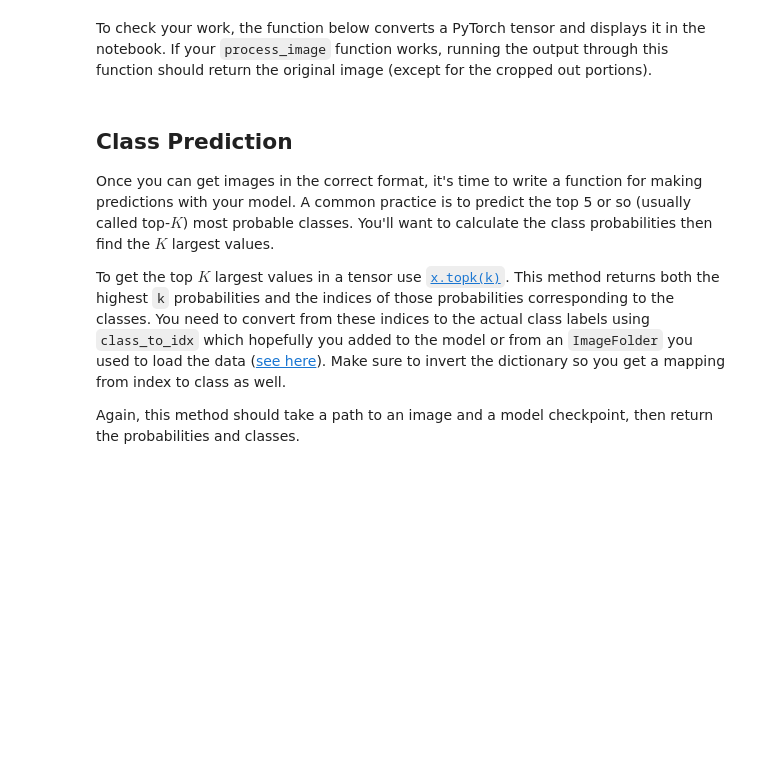
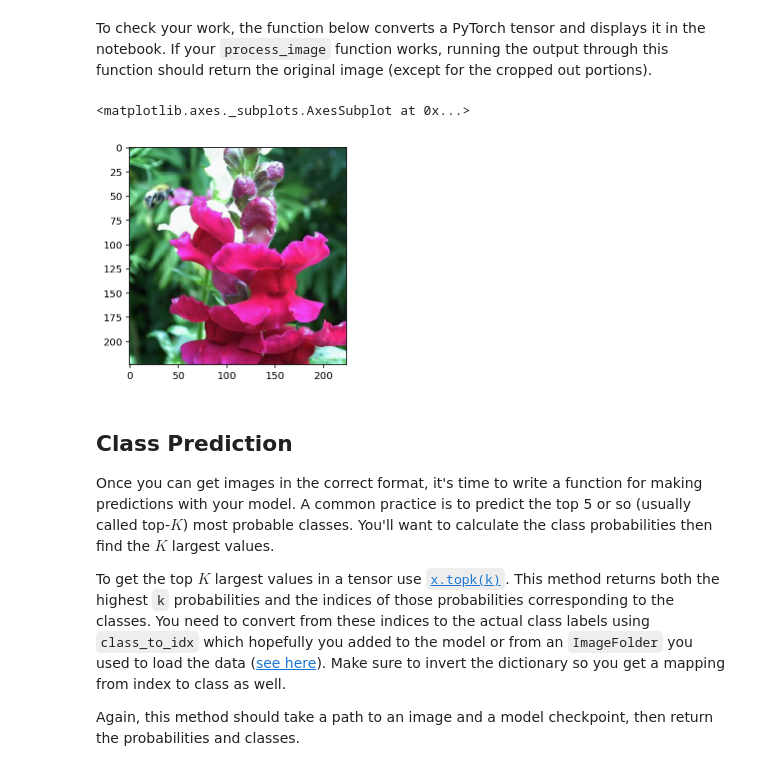
Before and after one commit to csdankim/image_classifier, a Jupyter notebook: Image Classifier Project.ipynb, the cells around one changed output. Cells and saved outputs as stored; diff of their text form; code cells hidden in the pictures; blank space fills up the shorter version.

Commit message:
implemented: image processing, predict, plot_predicts

```diff
--- a/Image Classifier Project.ipynb
+++ b/Image Classifier Project.ipynb
@@ -267,11 +267,14 @@ torch.save(checkpoint, 'checkpoint.pth')
 
 At this point it's good to write a function that can load a checkpoint and rebuild the model. That way you can come back to this project and keep working on it without having to retrain the network.
 # %%
-# TODO: Write a function that loads a checkpoint and rebuilds the model
 def load_checkpoint(filepath):
-    checkpoint = torch.load(filepath)
+    # load saved model on GPU when cuda is available, otherwise on CPU
+    # https://discuss.pytorch.org/t/problem-loading-model-trained-on-gpu/17745
+    checkpoint = torch.load(filepath) if torch.cuda.is_available() \
+                            else torch.load(filepath, map_location=lambda storage, loc: storage)
 
     model = models.vgg16(pretrained=True)
+
     model.class_to_idx = checkpoint['class_map']
     model.classifier = checkpoint['classifier']
 
@@ -337,6 +341,7 @@ def process_image(image):
     '''
 
     # TODO: Process a PIL image for use in a PyTorch model
+
     # load image
     img = Image.open(image)
 
@@ -345,10 +350,27 @@ def process_image(image):
     img = img.resize((256, int(256 * h/w))) if w < 256 else img.resize((int(256 * w/h), 256))
 
     # crop image 224 x 224 by center
+    # https://stackoverflow.com/questions/16646183/crop-an-image-in-the-centre-using-pil
+    left = (img.size[0] - 224)/2
+    bottom = (img.size[1] - 224)/2
+    right = (img.size[0] + 224)/2
+    top = (img.size[1] + 224)/2
+
+    # Crop the center of the image
+    crop_img = img.crop((left, bottom, right, top))
 
     # np_image
+    np_image = np.array(crop_img) / 255.0
 
-    #
+    # Normalization
+    means = np.array([0.485, 0.456, 0.406])
+    std = np.array([0.229, 0.224, 0.225])
+    norm_image = (np_image - means) / std
+
+    # reorder
+    processed_image = norm_image.transpose((2, 0, 1))
+
+    return processed_image
 # %% [markdown]
 To check your work, the function below converts a PyTorch tensor and displays it in the notebook. If your `process_image` function works, running the output through this function should return the original image (except for the cropped out portions).
 # %%
@@ -359,7 +381,7 @@ def imshow(image, ax=None, title=None):
 
     # PyTorch tensors assume the color channel is the first dimension
     # but matplotlib assumes is the third dimension
-    image = image.numpy().transpose((1, 2, 0))
+    image = image.transpose((1, 2, 0))
 
     # Undo preprocessing
     mean = np.array([0.485, 0.456, 0.406])
@@ -372,6 +394,15 @@ def imshow(image, ax=None, title=None):
     ax.imshow(image)
 
     return ax
+# %%
+# Test image
+image_path = data_dir + '/test/11/' + 'image_03141.jpg'
+img_test =  process_image(image_path)
+# %%
+imshow(img_test)
+# %% [output]
+<matplotlib.axes._subplots.AxesSubplot at 0x...>
+[figure, added]
 # %% [markdown]
 ## Class Prediction
 
```
Also changed, not shown: parts of 9 cells of this notebook.
